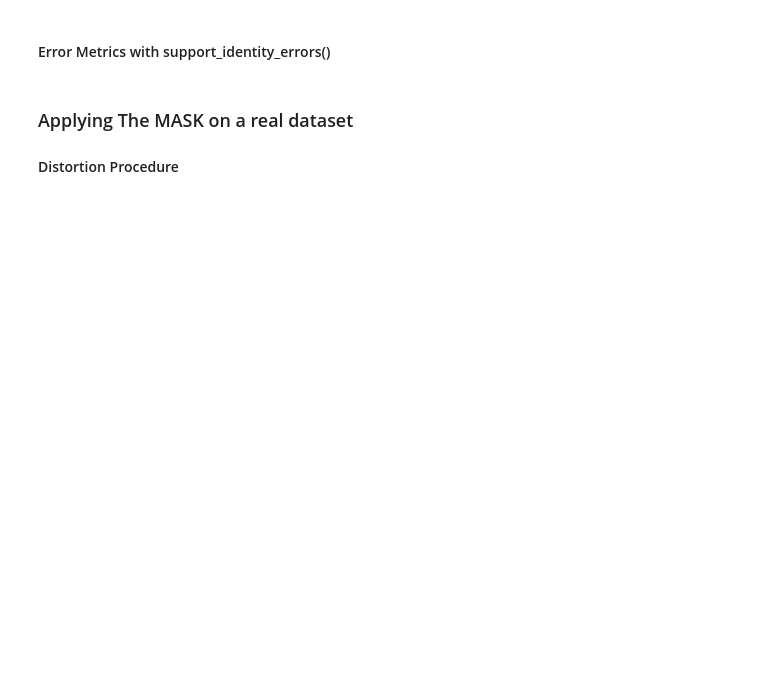
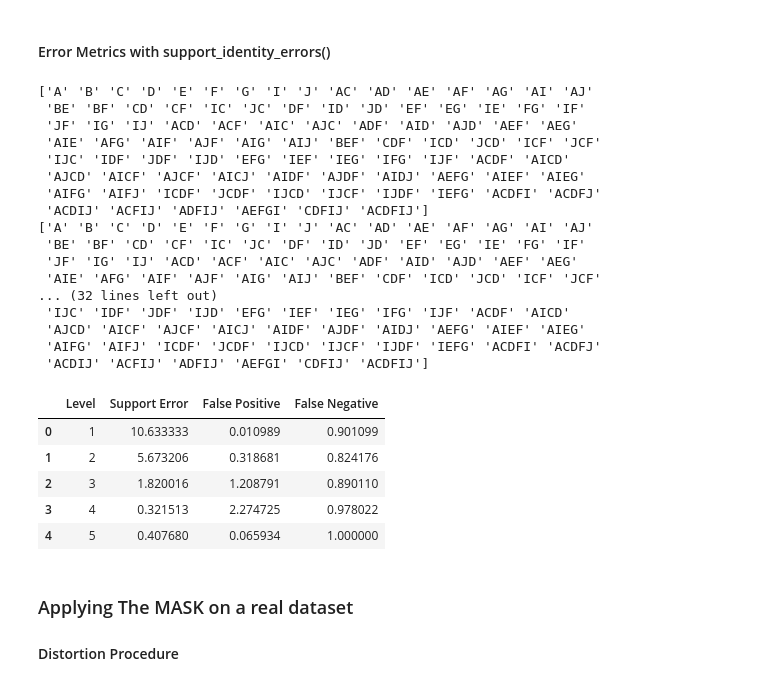
Before and after one commit to amirmashmool/DPP_Final_Project, a Jupyter notebook: mask.ipynb, the cells around one changed output. Cells and saved outputs as stored; diff of their text form; code cells hidden in the pictures; blank space fills up the shorter version.

Commit message:
update the mask and Apriori

```diff
--- a/mask.ipynb
+++ b/mask.ipynb
@@ -268,22 +386,24 @@ def support_identity_errors(mask_f, mask_f_s, apriori_f, apriori_f_s):
 # %%
 # creating True matrix T_dataset
 T_dataset = np.array([
-[1, 0, 1, 1, 0, 1, 0, 0, 1, 1, 0],
-[0, 1, 0, 0, 1, 1, 0, 0, 0, 0, 0],
-[1, 0, 0, 0, 1, 1, 1, 0, 1, 0, 1],
-[1, 0, 1, 1, 0, 1, 0, 0, 1, 1, 0],
-[0, 1, 0, 0, 1, 1, 0, 0, 0, 0, 0],
-[1, 0, 0, 0, 1, 1, 1, 0, 1, 0, 1],
-[1, 0, 1, 1, 0, 1, 0, 0, 1, 1, 0],
-[0, 1, 0, 0, 1, 1, 0, 0, 0, 0, 0],
-[1, 0, 0, 0, 1, 1, 1, 0, 1, 0, 1],
-[1, 0, 1, 1, 0, 1, 0, 0, 1, 1, 0]
+[1, 0, 1, 1, 0, 1, 0, 0, 1, 1],
+[0, 1, 0, 0, 1, 1, 0, 0, 0, 0],
+[1, 0, 0, 0, 1, 1, 1, 0, 1, 0],
+[1, 0, 1, 1, 0, 1, 0, 0, 1, 1],
+[0, 1, 0, 0, 1, 1, 0, 0, 0, 0],
+[1, 0, 0, 0, 1, 1, 1, 0, 1, 0],
+[1, 0, 1, 1, 0, 1, 0, 0, 1, 1],
+[0, 1, 0, 0, 1, 1, 0, 0, 0, 0],
+[1, 0, 0, 0, 1, 1, 1, 0, 1, 0],
+[1, 0, 1, 1, 0, 1, 0, 0, 1, 1]
 ])
 
 distortion_probability = 0.7
 
 # building the distorted matrix D_dataset by distorting T_dataset
-D_dataset = distort_dataset(T_dataset, distortion_probability)
+# D_dataset = distort_dataset(T_dataset, distortion_probability)
+D_dataset = T_dataset
+
 s_0 = 0.01
 a = 0.75
 privacy = user_privacy(s_0, a, distortion_probability)
@@ -299,5 +437,6 @@ MASK() will provide us with
 # %%
 min_support = 0.25
-mask_frequent, mask_support = MASK(D_dataset, distortion_probability, min_support)
+
+mask_frequent, mask_f_support = MASK(D_dataset, distortion_probability, min_support, True)
 print(mask_frequent)
-print(mask_support)
+print(mask_f_support)
@@ -307,7 +464,8 @@ print(mask_support)
 import pandas as pd
 from mlxtend.frequent_patterns import apriori, association_rules
 
-TrueDataset = pd.DataFrame(T_dataset) # providing the data in the required format for the Apriori algorithm
-apriori_frequent_itemsets = apriori(TrueDataset, min_support = 0.25, use_colnames = True)
+T_dataset_df = pd.DataFrame(T_dataset) # providing the data in the required format for the Apriori algorithm
+print(T_dataset_df)
+apriori_frequent_itemsets = apriori(T_dataset_df, min_support = 0.25, use_colnames = True)
 print(apriori_frequent_itemsets)
 # %% [output]
@@ -333,6 +507,8 @@ def alphabetical_transform(dataset, apriori_frequent_itemsets):
 
     return transformed_itemsets, support_values
 # %%
-apriori_f, apriori_f_s = alphabetical_transform(T_dataset, apriori_frequent_itemsets)
-print(apriori_f)
-print(apriori_f_s)
+print(T_dataset)
+print(apriori_frequent_itemsets)
+apriori_frequent, apriori_f_support = alphabetical_transform(T_dataset, apriori_frequent_itemsets)
+print(apriori_frequent)
+print(apriori_f_support)
@@ -339,17 +533,41 @@ print(apriori_f_s)
 # %% [markdown]
 #### Error Metrics with support_identity_errors()
 # %%
-Levels, Support_Errors, False_Positive, False_Negative = support_identity_errors(mask_f, mask_f_s,apriori_f, apriori_f_s)
+Levels, Support_Errors, False_Positive, False_Negative = support_identity_errors(mask_frequent, mask_f_support, apriori_frequent, apriori_f_support)
 
 data = {
     'Level': Levels,
     'Support Error': Support_Errors,
     'False Positive': False_Positive,
     'False Negative': False_Negative
 }
 
 performance = pd.DataFrame(data)
 performance.head()
+# %% [output]
+['A' 'B' 'C' 'D' 'E' 'F' 'G' 'I' 'J' 'AC' 'AD' 'AE' 'AF' 'AG' 'AI' 'AJ'
+ 'BE' 'BF' 'CD' 'CF' 'IC' 'JC' 'DF' 'ID' 'JD' 'EF' 'EG' 'IE' 'FG' 'IF'
+ 'JF' 'IG' 'IJ' 'ACD' 'ACF' 'AIC' 'AJC' 'ADF' 'AID' 'AJD' 'AEF' 'AEG'
+ 'AIE' 'AFG' 'AIF' 'AJF' 'AIG' 'AIJ' 'BEF' 'CDF' 'ICD' 'JCD' 'ICF' 'JCF'
+ 'IJC' 'IDF' 'JDF' 'IJD' 'EFG' 'IEF' 'IEG' 'IFG' 'IJF' 'ACDF' 'AICD'
+ 'AJCD' 'AICF' 'AJCF' 'AICJ' 'AIDF' 'AJDF' 'AIDJ' 'AEFG' 'AIEF' 'AIEG'
+ 'AIFG' 'AIFJ' 'ICDF' 'JCDF' 'IJCD' 'IJCF' 'IJDF' 'IEFG' 'ACDFI' 'ACDFJ'
+ 'ACDIJ' 'ACFIJ' 'ADFIJ' 'AEFGI' 'CDFIJ' 'ACDFIJ']
+['A' 'B' 'C' 'D' 'E' 'F' 'G' 'I' 'J' 'AC' 'AD' 'AE' 'AF' 'AG' 'AI' 'AJ'
+ 'BE' 'BF' 'CD' 'CF' 'IC' 'JC' 'DF' 'ID' 'JD' 'EF' 'EG' 'IE' 'FG' 'IF'
+ 'JF' 'IG' 'IJ' 'ACD' 'ACF' 'AIC' 'AJC' 'ADF' 'AID' 'AJD' 'AEF' 'AEG'
+ 'AIE' 'AFG' 'AIF' 'AJF' 'AIG' 'AIJ' 'BEF' 'CDF' 'ICD' 'JCD' 'ICF' 'JCF'
+... (32 lines left out)
+ 'IJC' 'IDF' 'JDF' 'IJD' 'EFG' 'IEF' 'IEG' 'IFG' 'IJF' 'ACDF' 'AICD'
+ 'AJCD' 'AICF' 'AJCF' 'AICJ' 'AIDF' 'AJDF' 'AIDJ' 'AEFG' 'AIEF' 'AIEG'
+ 'AIFG' 'AIFJ' 'ICDF' 'JCDF' 'IJCD' 'IJCF' 'IJDF' 'IEFG' 'ACDFI' 'ACDFJ'
+ 'ACDIJ' 'ACFIJ' 'ADFIJ' 'AEFGI' 'CDFIJ' 'ACDFIJ']
+|  | Level | Support Error | False Positive | False Negative |
+| 0 | 1 | 10.633333 | 0.010989 | 0.901099 |
+| 1 | 2 | 5.673206 | 0.318681 | 0.824176 |
+| 2 | 3 | 1.820016 | 1.208791 | 0.890110 |
+| 3 | 4 | 0.321513 | 2.274725 | 0.978022 |
+| 4 | 5 | 0.407680 | 0.065934 | 1.000000 |
 # %% [markdown]
 ### Applying The MASK on a real dataset
 
```
Also changed, not shown: parts of 15 cells of this notebook, 1 other file.
